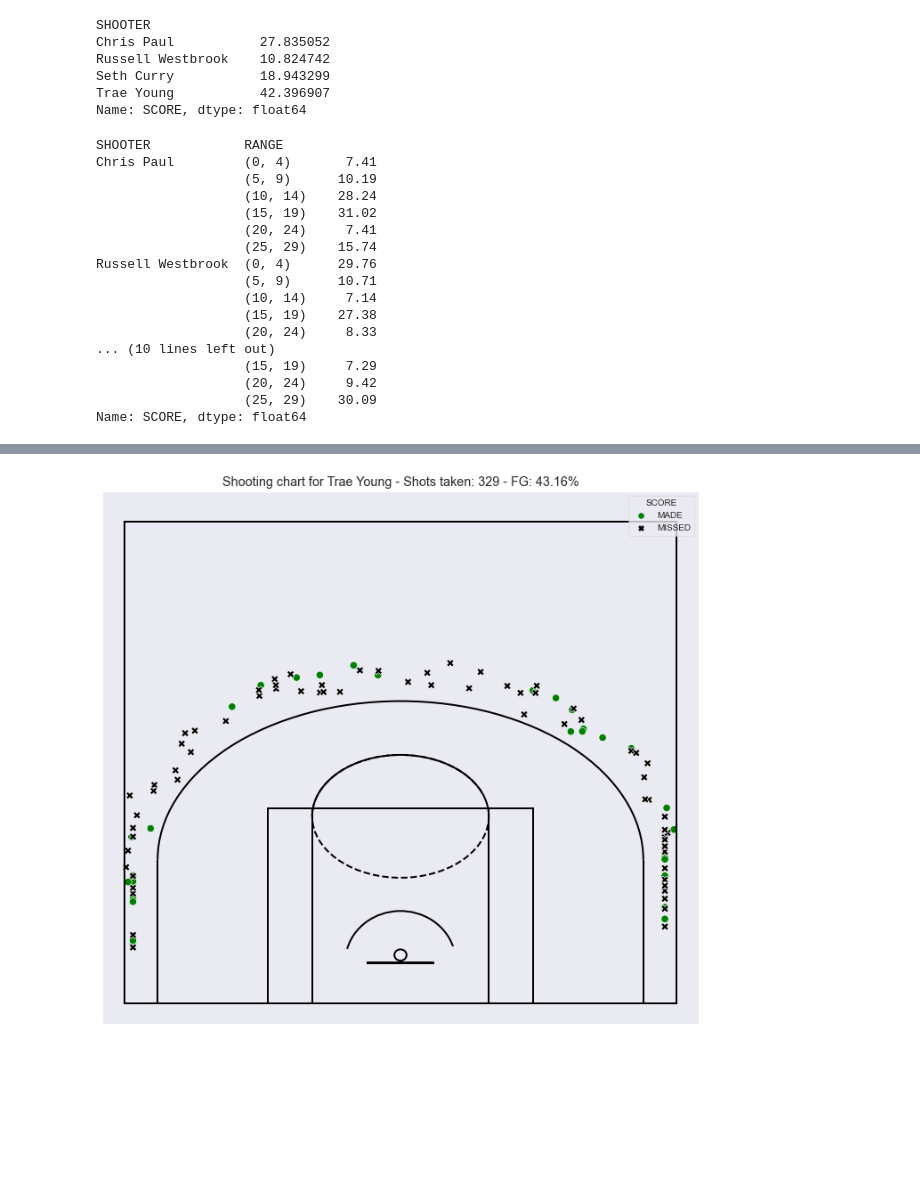
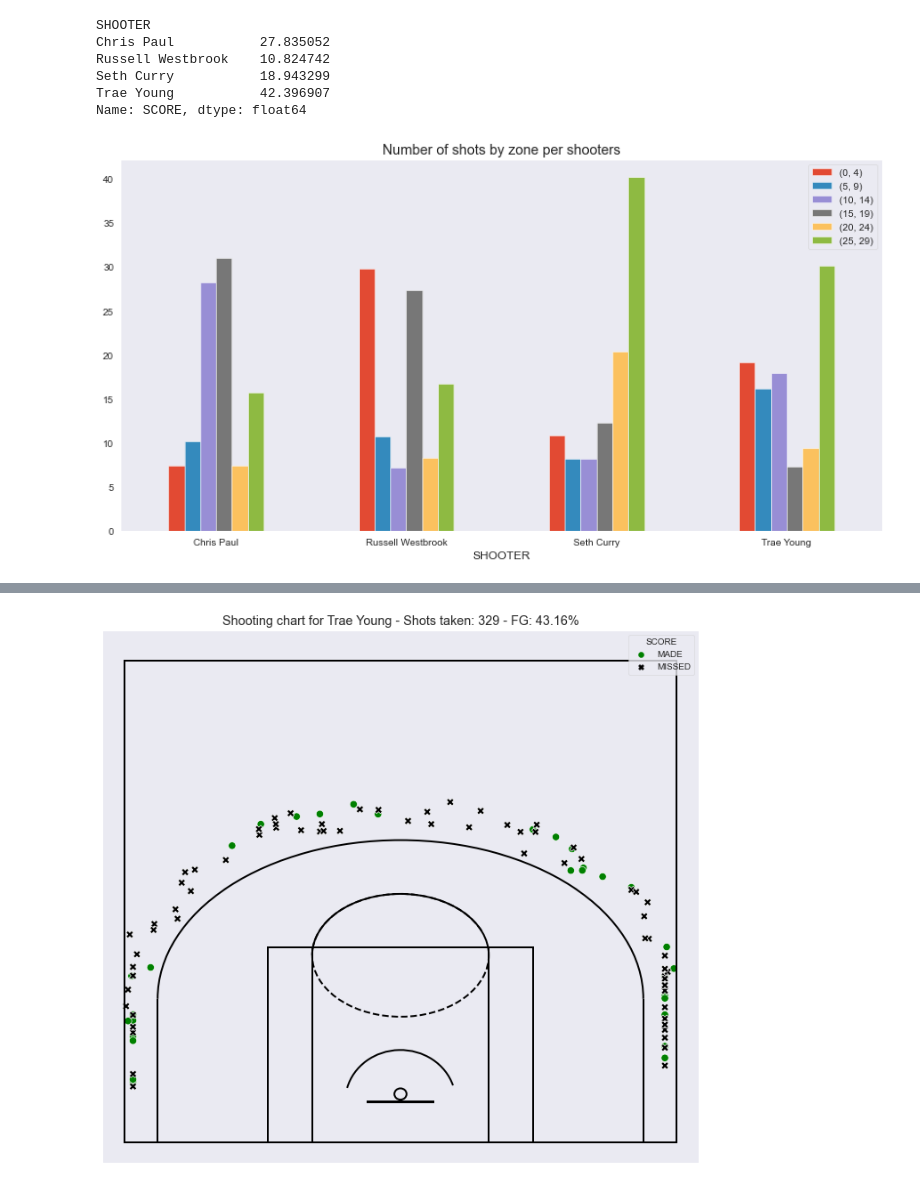
Before and after one commit to 3kleo/NBA-Shooting-Data, a Jupyter notebook: NBA_shooting_data.ipynb, the cells around one changed output, grey strips where cells are left out. Cells and saved outputs as stored; diff of their text form; code cells hidden in the pictures; blank space fills up the shorter version.

```diff
--- a/NBA_shooting_data.ipynb
+++ b/NBA_shooting_data.ipynb
@@ -344,22 +364,15 @@ Seth Curry           18.943299
 Trae Young           42.396907
 Name: SCORE, dtype: float64
 # %%
-round(df.groupby(['SHOOTER', 'RANGE']).count()['SCORE'] / df.groupby('SHOOTER').count()['SCORE'] * 100, 2)
+df_test = round(df.groupby(['SHOOTER', 'RANGE']).count()['SCORE'] / df.groupby('SHOOTER').count()['SCORE'] * 100, 2).reset_index()
+df_test = df_test.pivot(index='SHOOTER', columns='RANGE', values='SCORE')
+df_test.columns = df_test.columns.tolist()
+df_test.reset_index().plot(x='SHOOTER',
+                           kind='bar',
+                           stacked=False,
+                           figsize=(14, 7),
+                           rot=0,
+                           title='Number of shots by zone per shooters')
+plt.show()
 # %% [output]
-SHOOTER            RANGE
-Chris Paul         (0, 4)       7.41
-                   (5, 9)      10.19
-                   (10, 14)    28.24
-                   (15, 19)    31.02
-                   (20, 24)     7.41
-                   (25, 29)    15.74
-Russell Westbrook  (0, 4)      29.76
-                   (5, 9)      10.71
-                   (10, 14)     7.14
-                   (15, 19)    27.38
-                   (20, 24)     8.33
-... (10 lines left out)
-                   (15, 19)     7.29
-                   (20, 24)     9.42
-                   (25, 29)    30.09
-Name: SCORE, dtype: float64
+[figure, added]
```
Also changed, not shown: parts of 16 cells of this notebook.
